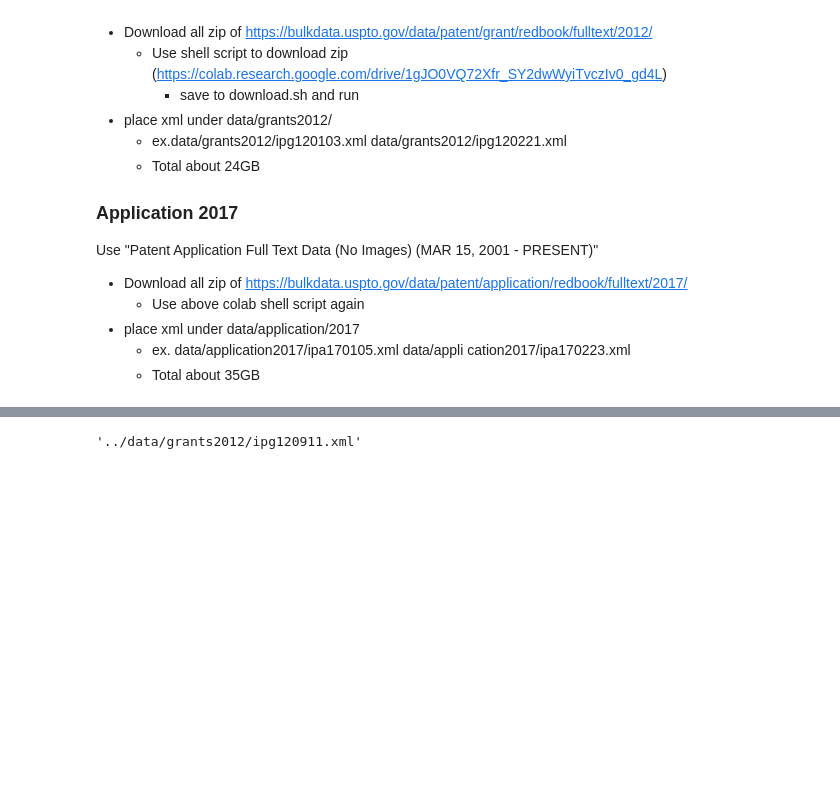
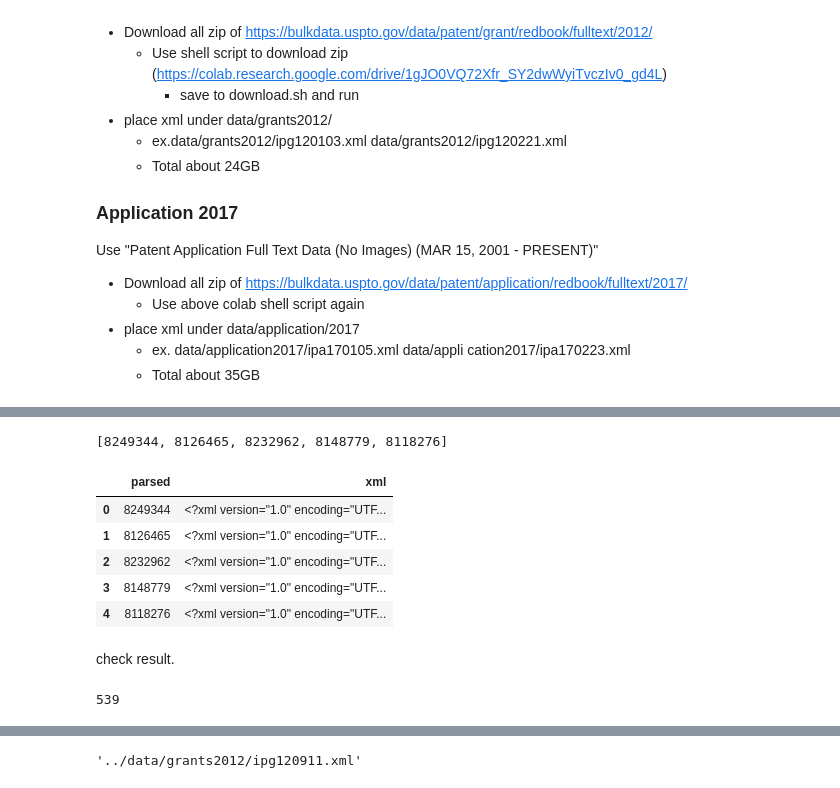
Before and after one commit to yoheikikuta/US-patent-analysis, a Jupyter notebook: notebook/data_collection.ipynb, the cells around one changed output, grey strips where cells are left out. Drawn from its saved outputs; the diff is of its cells as text; code cells hidden in the pictures; blank space fills up the shorter version.

```diff
--- a/notebook/data_collection.ipynb
+++ b/notebook/data_collection.ipynb
@@ -133,0 +431,3 @@ import glob
+# %%
+def indexpath_to_xmlpath(fpath):
+    return fpath.replace("data/index", "data").replace("docnum/", "")[:-4]
@@ -133,0 +438,4 @@ import glob
+# %%
+patid_to_subfile = {patid: (indexpath_to_xmlpath(fpath), dni.open_lines[idx], dni.close_lines[idx])
+                    for fpath, dni in file_dni_dict.items()
+                    for _, patid, idx in dni.docnum_tupples}
@@ -133,0 +467,4 @@ import glob
+# %%
+%%time
+grants_all_xml_dict = {patid: "\n".join(subfile(fpath, openl-2, closel))
+                       for patid, (fpath, openl, closel) in tqdm.tqdm(patid_to_subfile.items())}
@@ -133,0 +474,15 @@ import glob
+# %%
+list(grants_all_xml_dict.keys())[0:5]
+# %% [output]
+[8249344, 8126465, 8232962, 8148779, 8118276]
+# %%
+grants_all_df = pd.DataFrame({"parsed": list(grants_all_xml_dict.keys()), "xml": list(grants_all_xml_dict.values())})
+# %%
+grants_all_df.head()
+# %% [output]
+|  | parsed | xml |
+| 0 | 8249344 | <?xml version="1.0" encoding="UTF... |
+| 1 | 8126465 | <?xml version="1.0" encoding="UTF... |
+| 2 | 8232962 | <?xml version="1.0" encoding="UTF... |
+| 3 | 8148779 | <?xml version="1.0" encoding="UTF... |
+| 4 | 8118276 | <?xml version="1.0" encoding="UTF... |
@@ -133,0 +491,2 @@ import glob
+# %% [markdown]
+check result.
@@ -133,0 +495,4 @@ import glob
+# %%
+len(one_xml)
+# %% [output]
+539
```
Also changed, not shown: parts of 134 cells of this notebook.
